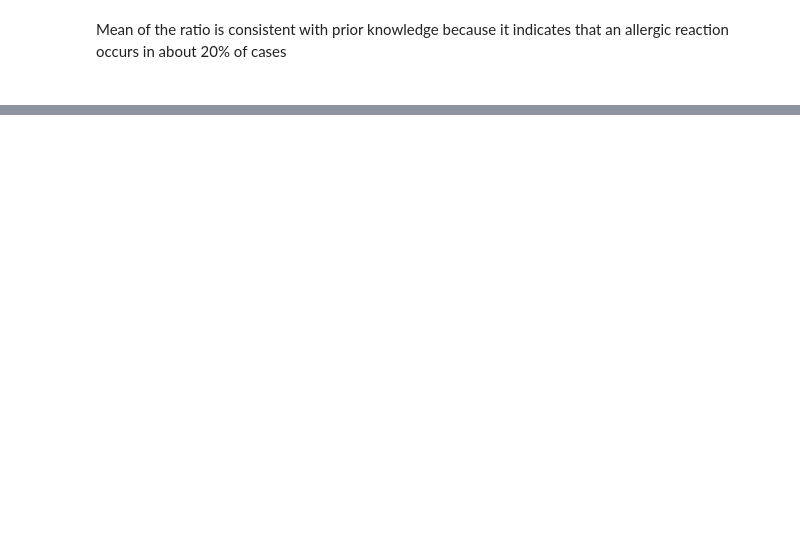
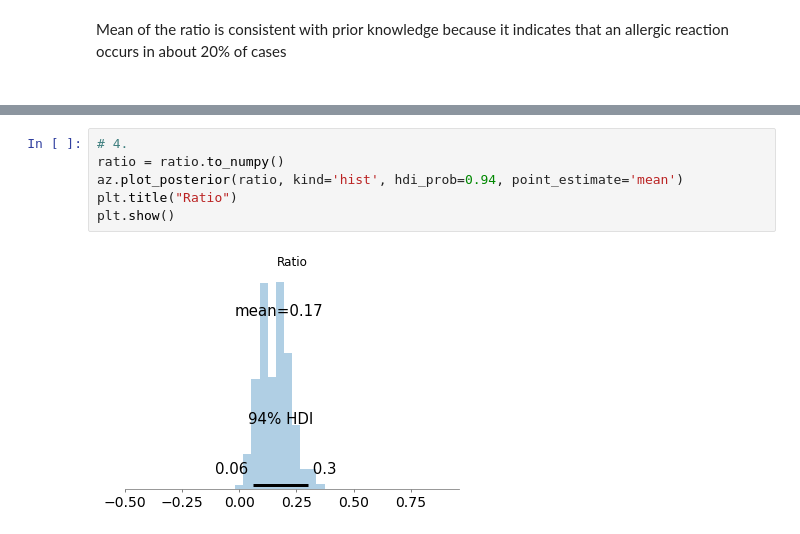
Before and after one commit to Norbert-Podgorski/DataAnalytics, a Jupyter notebook: Prior_and_Posterior_predictive_distributions/zadanie.ipynb, the cells around one changed output, grey strips where cells are left out. Drawn from its saved outputs; the diff is of its cells as text; blank space fills up the shorter version.

```diff
--- a/Prior_and_Posterior_predictive_distributions/zadanie.ipynb
+++ b/Prior_and_Posterior_predictive_distributions/zadanie.ipynb
@@ -69,0 +132,8 @@ Mean of the ratio is consistent with prior knowledge because it indicates that a
+# %%
+# 4.
+ratio = ratio.to_numpy()
+az.plot_posterior(ratio, kind='hist', hdi_prob=0.94, point_estimate='mean')
+plt.title("Ratio")
+plt.show()
+# %% [output]
+[figure, added]
```
Also changed, not shown: parts of 17 cells of this notebook, 1 other file.
